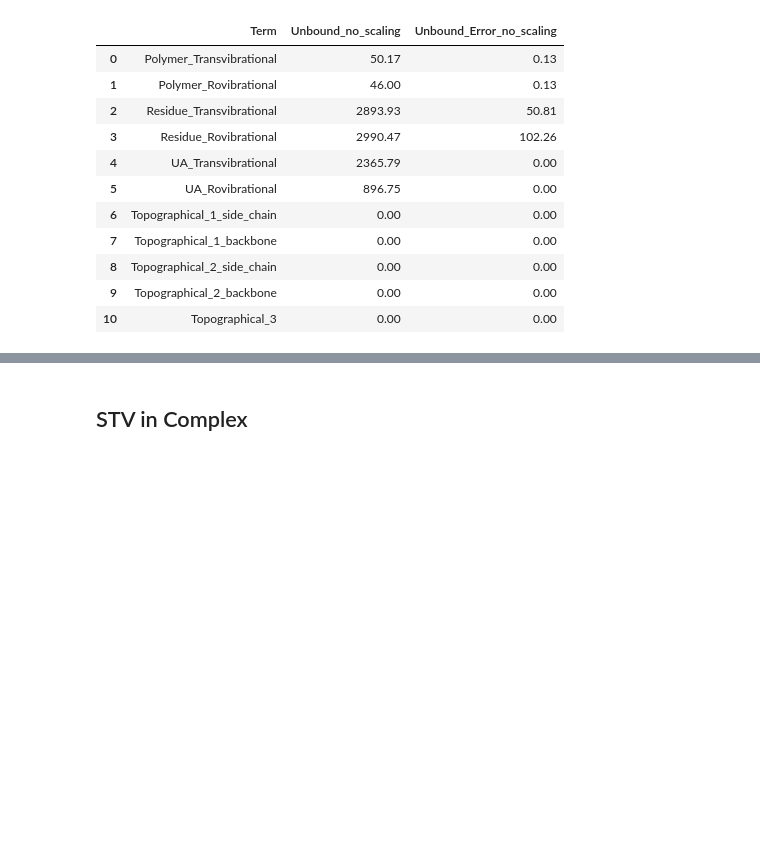
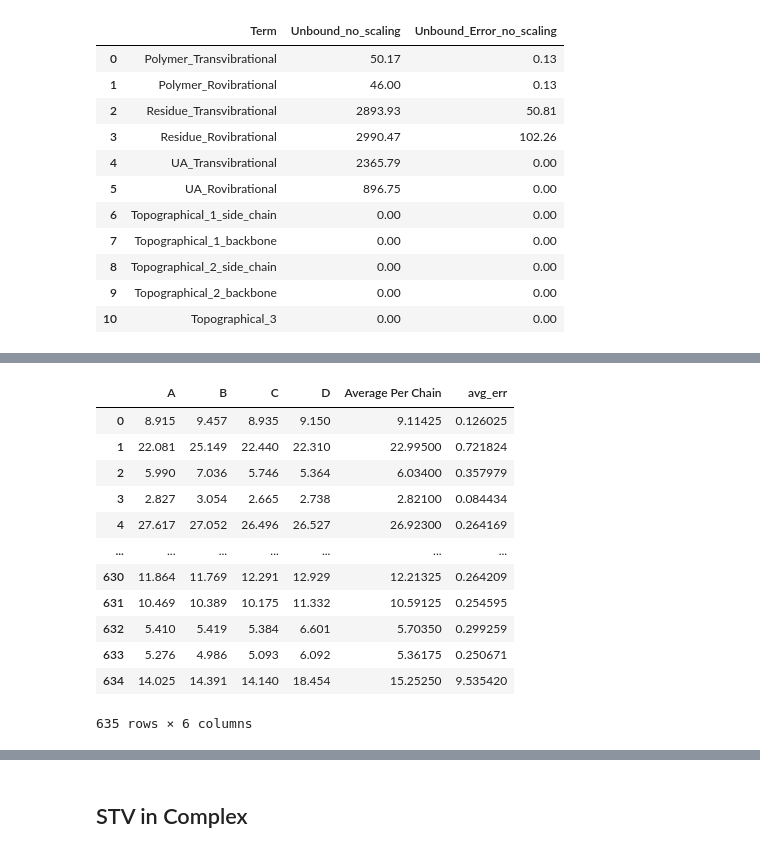
Before and after one commit to ioanaapapa/STV_BTN_Analysis, a Jupyter notebook: STV_BTN_Analysis.ipynb, the cells around one changed output, grey strips where cells are left out. Saved outputs shown, nothing was run; the diff lists cells and outputs as text; code cells hidden in the pictures; blank space fills up the shorter version.

Commit message:
added vibrational entropy per residue (UA level)

```diff
--- a/STV_BTN_Analysis.ipynb
+++ b/STV_BTN_Analysis.ipynb
@@ -602,0 +700,21 @@ STV_comparison
+# %%
+df_STV_unbound_transvib_per_residue=pd.read_table('old_traj/STV_unbound/STV_transvib_per_residue.out', sep = "\t", names = ["A","B","C","D"])
+average_per_chain(df_STV_unbound_transvib_per_residue)
+df_STV_unbound_rovib_per_residue=pd.read_table('old_traj/STV_unbound/STV_rovib_per_residue.out', sep = "\t", names = ["A","B","C","D"])
+average_per_chain(df_STV_unbound_rovib_per_residue)
+# %%
+df_STV_unbound_transvib_per_residue
+# %% [output]
+|  | A | B | C | D | Average Per Chain | avg_err |
+| 0 | 8.915 | 9.457 | 8.935 | 9.150 | 9.11425 | 0.126025 |
+| 1 | 22.081 | 25.149 | 22.440 | 22.310 | 22.99500 | 0.721824 |
+| 2 | 5.990 | 7.036 | 5.746 | 5.364 | 6.03400 | 0.357979 |
+| 3 | 2.827 | 3.054 | 2.665 | 2.738 | 2.82100 | 0.084434 |
+| 4 | 27.617 | 27.052 | 26.496 | 26.527 | 26.92300 | 0.264169 |
+| ... | ... | ... | ... | ... | ... | ... |
+| 630 | 11.864 | 11.769 | 12.291 | 12.929 | 12.21325 | 0.264209 |
+| 631 | 10.469 | 10.389 | 10.175 | 11.332 | 10.59125 | 0.254595 |
+| 632 | 5.410 | 5.419 | 5.384 | 6.601 | 5.70350 | 0.299259 |
+| 633 | 5.276 | 4.986 | 5.093 | 6.092 | 5.36175 | 0.250671 |
+| 634 | 14.025 | 14.391 | 14.140 | 18.454 | 15.25250 | 9.535420 |
+635 rows × 6 columns
```
Also changed, not shown: parts of 30 cells of this notebook, 42 other files.
